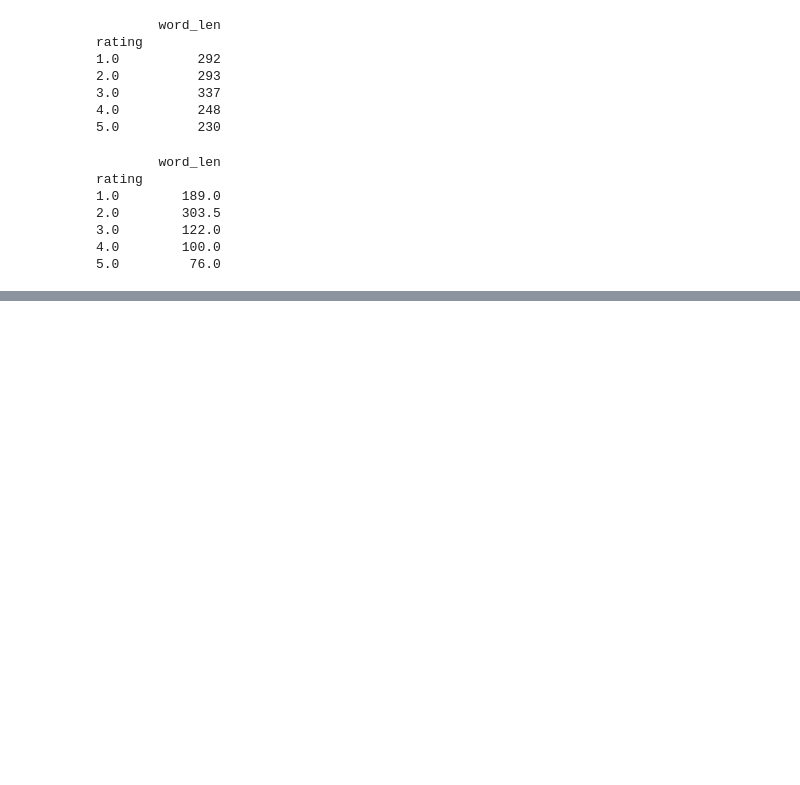
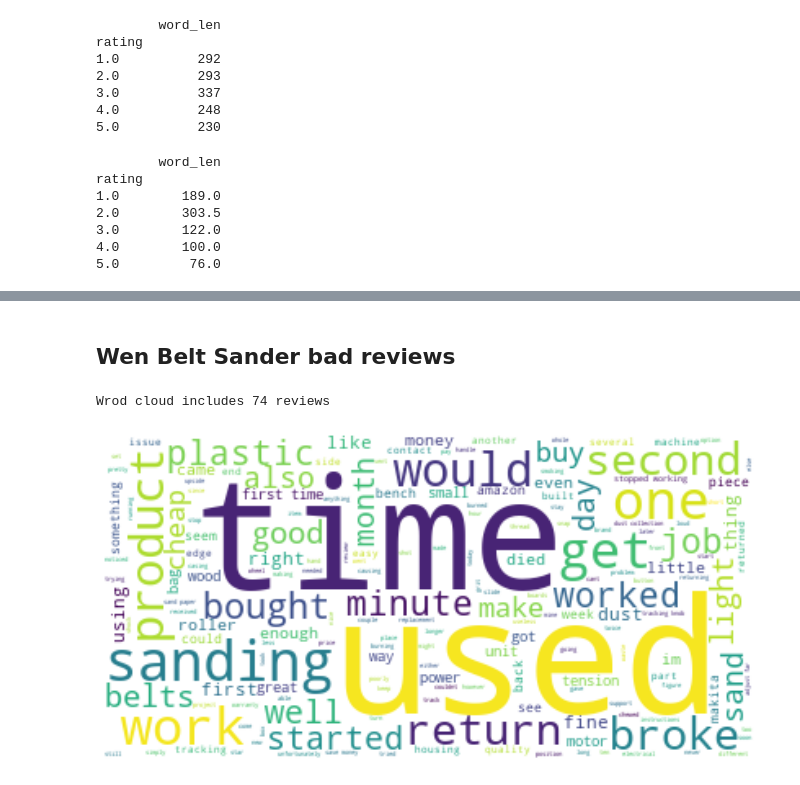
Before and after one commit to crazywooooorm/MLPractice, a Jupyter notebook: NLP/amazon_review.ipynb, the cells around one changed output, grey strips where cells are left out. Drawn from its saved outputs; the diff is of its cells as text; code cells hidden in the pictures; blank space fills up the shorter version.

```diff
--- a/NLP/amazon_review.ipynb
+++ b/NLP/amazon_review.ipynb
@@ -179,0 +218,7 @@ wen_bs_clean = clean_review(wen_bs)
+# %% [markdown]
+## Wen Belt Sander bad reviews
+# %%
+wc_data(wen_bs_clean, ra=[1, 2], stop_word=['sander', 'belt', 'wen', 'tool', 'use'])
+# %% [output]
+Wrod cloud includes 74 reviews
+[figure, added]
```
Also changed, not shown: parts of 13 cells of this notebook.
